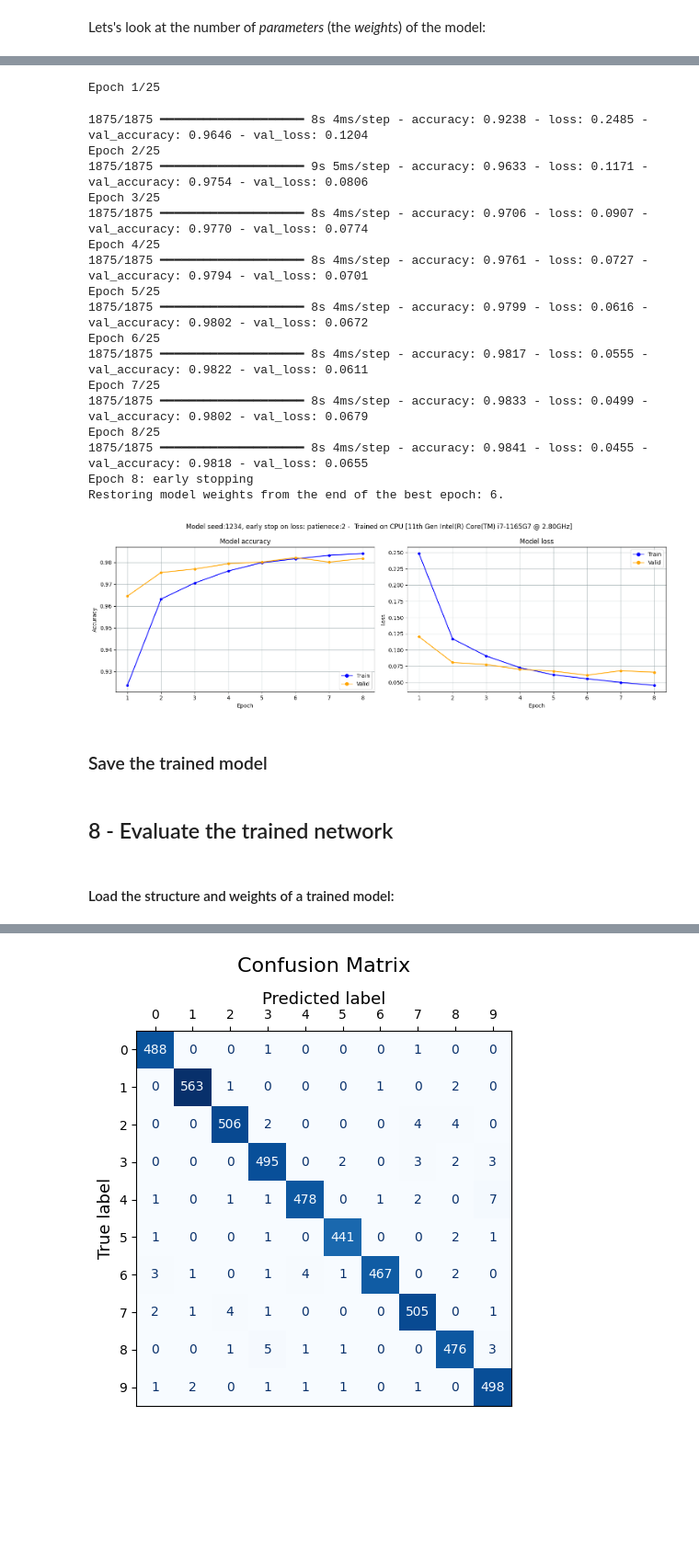
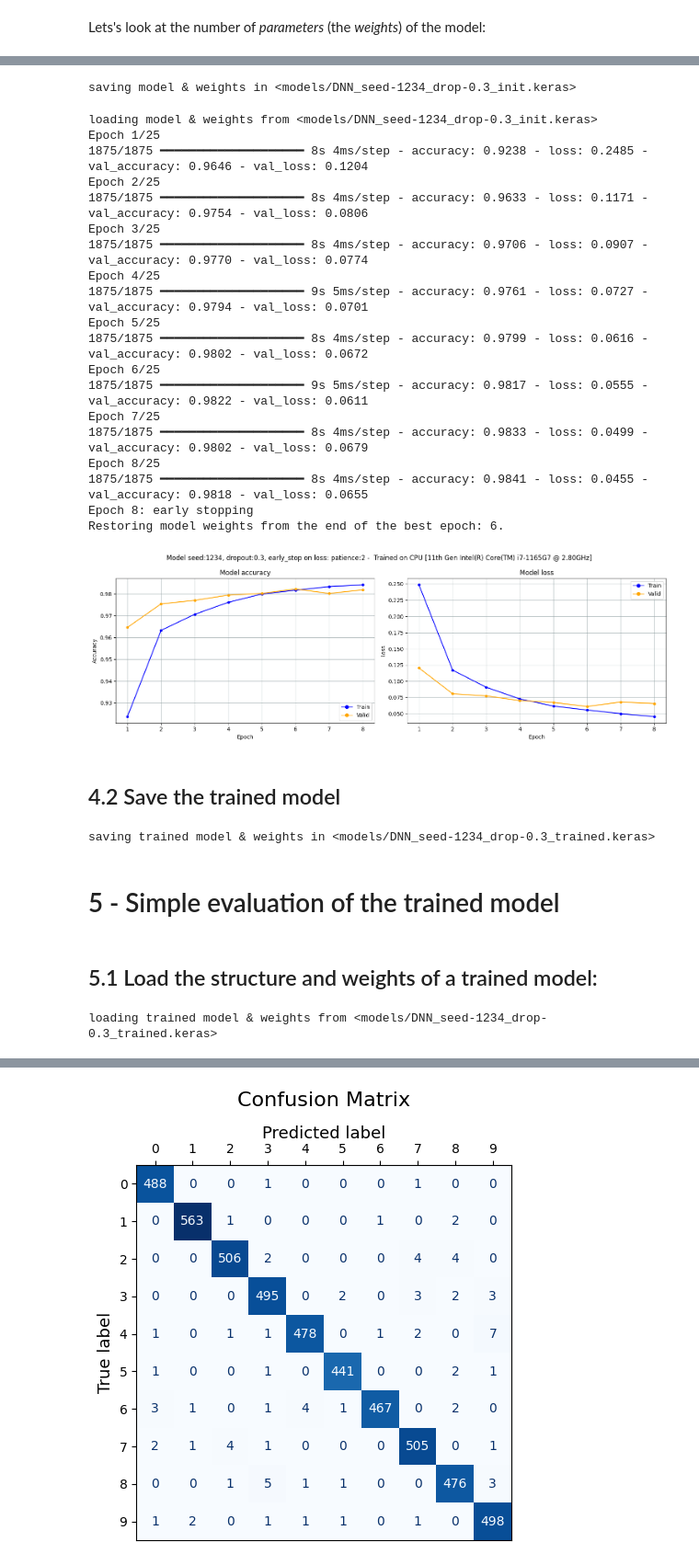
Before and after one commit to cjlux/DL_DIADEM, a Jupyter notebook: Notebooks/02_Classify_MNIST_images_DNN_dropout_norm.ipynb, the cells around one changed output, grey strips where cells are left out. Shown at 92% size. Drawn from its saved outputs; the diff is of its cells as text; code cells hidden in the pictures; blank space fills up the shorter version.

```diff
--- a/Notebooks/02_Classify_MNIST_images_DNN_dropout_norm.ipynb
+++ b/Notebooks/02_Classify_MNIST_images_DNN_dropout_norm.ipynb
@@ -241,59 +360,83 @@ We can thus define a list of callback functions that we pass as an argument to t
+# %%
+SEED    = 1234
+DROPOUT = 0.3
+
+model = build_DNN(NB_PIXEL, NB_NEURON, NB_CLASS, dropout=DROPOUT, seed=1234)
+
+model_file = f'models/DNN_seed-{SEED}_drop-{DROPOUT}_init.keras'
+print(f'saving model & weights in <{model_file}>')
+
+model.save(model_file)
+# %% [output]
+saving model & weights in <models/DNN_seed-1234_drop-0.3_init.keras>
 # %%
 from tensorflow.keras.callbacks import ModelCheckpoint, EarlyStopping
 from utils.tools import plot_loss_accuracy
 
 PATIENCE = 2
-SEED     = 1234
 
 # define the list of 'callback' fucntions:
 callbacks_list = [
     EarlyStopping(monitor='val_loss',  # The parameter to monitor
                   patience=PATIENCE,   # accept that 'val_accuracy' decrease 'patience' times
                   restore_best_weights=True,
                   verbose=1)
 ]
 
 # load the network structure & initial weights:
-model = tf.keras.models.load_model('models/DNN_seed1234_drop-0.3_init.keras')
+model_file = f'models/DNN_seed-{SEED}_drop-{DROPOUT}_init.keras'
+print(f'loading model & weights from <{model_file}>')
+
+model = tf.keras.models.load_model(f'models/DNN_seed-{SEED}_drop-{DROPOUT}_init.keras')
 
 # Deterministic tensorflow training:
 tf.keras.utils.set_random_seed(1234)  # sets seeds for base-python, numpy and tf
 tf.config.experimental.enable_op_determinism()
 
 hist = model.fit(x_train, y_train,
                  validation_data=(x_valid, y_valid),
                  epochs=25,     # the total number of successive trainings
                  batch_size=32, # fragmentation of the whole dada set in batches
                  callbacks = callbacks_list)
-plot_loss_accuracy(hist, message=f'Model seed:{SEED}, early stop on loss: patienece:{PATIENCE}')
+plot_loss_accuracy(hist, message=f'Model seed:{SEED}, dropout:{DROPOUT}, early_stop on loss: patience:{PATIENCE}')
 # %% [output]
+loading model & weights from <models/DNN_seed-1234_drop-0.3_init.keras>
 Epoch 1/25
+1875/1875 ━━━━━━━━━━━━━━━━━━━━ 8s 4ms/step - accuracy: 0.9238 - loss: 0.2485 - val_accuracy: 0.9646 - val_loss: 0.1204
+Epoch 2/25
+1875/1875 ━━━━━━━━━━━━━━━━━━━━ 8s 4ms/step - accuracy: 0.9633 - loss: 0.1171 - val_accuracy: 0.9754 - val_loss: 0.0806
+Epoch 3/25
+1875/1875 ━━━━━━━━━━━━━━━━━━━━ 8s 4ms/step - accuracy: 0.9706 - loss: 0.0907 - val_accuracy: 0.9770 - val_loss: 0.0774
+Epoch 4/25
+1875/1875 ━━━━━━━━━━━━━━━━━━━━ 9s 5ms/step - accuracy: 0.9761 - loss: 0.0727 - val_accuracy: 0.9794 - val_loss: 0.0701
+Epoch 5/25
+1875/1875 ━━━━━━━━━━━━━━━━━━━━ 8s 4ms/step - accuracy: 0.9799 - loss: 0.0616 - val_accuracy: 0.9802 - val_loss: 0.0672
+Epoch 6/25
+1875/1875 ━━━━━━━━━━━━━━━━━━━━ 9s 5ms/step - accuracy: 0.9817 - loss: 0.0555 - val_accuracy: 0.9822 - val_loss: 0.0611
+Epoch 7/25
+1875/1875 ━━━━━━━━━━━━━━━━━━━━ 8s 4ms/step - accuracy: 0.9833 - loss: 0.0499 - val_accuracy: 0.9802 - val_loss: 0.0679
+Epoch 8/25
+1875/1875 ━━━━━━━━━━━━━━━━━━━━ 8s 4ms/step - accuracy: 0.9841 - loss: 0.0455 - val_accuracy: 0.9818 - val_loss: 0.0655
+Epoch 8: early stopping
+Restoring model weights from the end of the best epoch: 6.
-1875/1875 ━━━━━━━━━━━━━━━━━━━━ 8s 4ms/step - accuracy: 0.9238 - loss: 0.2485 - val_accuracy: 0.9646 - val_loss: 0.1204
-Epoch 2/25
-1875/1875 ━━━━━━━━━━━━━━━━━━━━ 9s 5ms/step - accuracy: 0.9633 - loss: 0.1171 - val_accuracy: 0.9754 - val_loss: 0.0806
-Epoch 3/25
-1875/1875 ━━━━━━━━━━━━━━━━━━━━ 8s 4ms/step - accuracy: 0.9706 - loss: 0.0907 - val_accuracy: 0.9770 - val_loss: 0.0774
-Epoch 4/25
-1875/1875 ━━━━━━━━━━━━━━━━━━━━ 8s 4ms/step - accuracy: 0.9761 - loss: 0.0727 - val_accuracy: 0.9794 - val_loss: 0.0701
-Epoch 5/25
-1875/1875 ━━━━━━━━━━━━━━━━━━━━ 8s 4ms/step - accuracy: 0.9799 - loss: 0.0616 - val_accuracy: 0.9802 - val_loss: 0.0672
-Epoch 6/25
-1875/1875 ━━━━━━━━━━━━━━━━━━━━ 8s 4ms/step - accuracy: 0.9817 - loss: 0.0555 - val_accuracy: 0.9822 - val_loss: 0.0611
-Epoch 7/25
-1875/1875 ━━━━━━━━━━━━━━━━━━━━ 8s 4ms/step - accuracy: 0.9833 - loss: 0.0499 - val_accuracy: 0.9802 - val_loss: 0.0679
-Epoch 8/25
-1875/1875 ━━━━━━━━━━━━━━━━━━━━ 8s 4ms/step - accuracy: 0.9841 - loss: 0.0455 - val_accuracy: 0.9818 - val_loss: 0.0655
-Epoch 8: early stopping
-Restoring model weights from the end of the best epoch: 6.
-[figure, old version]
+[figure, new version]
 # %% [markdown]
-### Save the trained model
+## 4.2 Save the trained model
 # %%
-model.save('models/DNN_seed1234_drop-0.3_trained.keras')
+trained_model_file = f'models/DNN_seed-{SEED}_drop-{DROPOUT}_trained.keras'
+print(f'saving trained model & weights in <{trained_model_file}>')
+
+model.save(trained_model_file)
+# %% [output]
+saving trained model & weights in <models/DNN_seed-1234_drop-0.3_trained.keras>
 # %% [markdown]
-## 8 - Evaluate the trained network <a name="6"></a>
+# 5 - Simple evaluation of the trained model
 # %% [markdown]
-#### Load the structure and weights of a trained model:
+## 5.1 Load the structure and weights of a trained model:
 # %%
-model = tf.keras.models.load_model('models/DNN_seed1234_drop-0.3_trained.keras')
+print(f'loading trained model & weights from <{trained_model_file}>')
+
+model = tf.keras.models.load_model(trained_model_file)
+# %% [output]
+loading trained model & weights from <models/DNN_seed-1234_drop-0.3_trained.keras>
 # %% [markdown]
```
Also changed, not shown: parts of 67 cells of this notebook, 11 other files.
